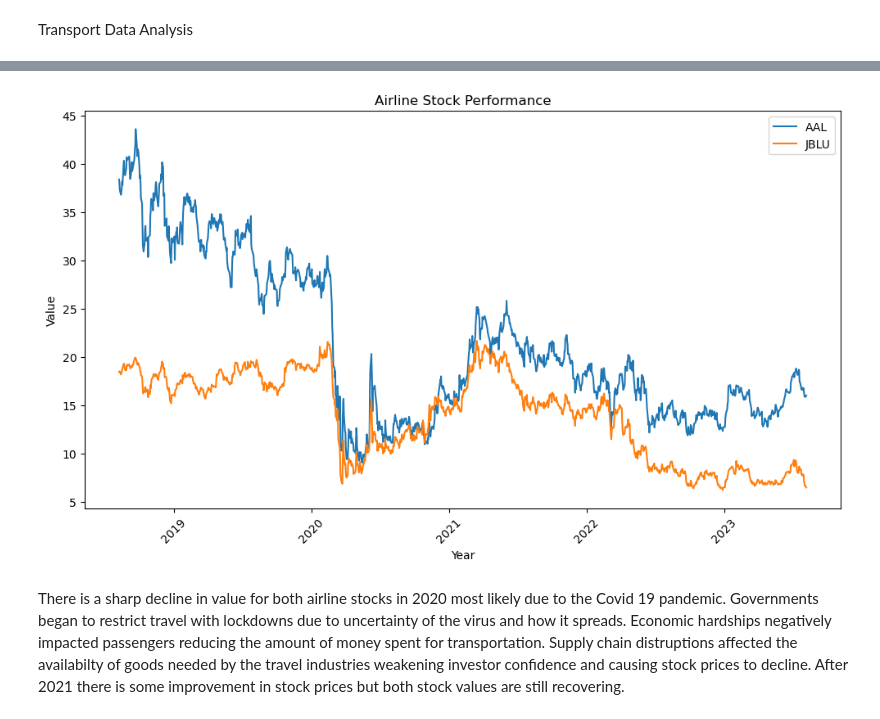
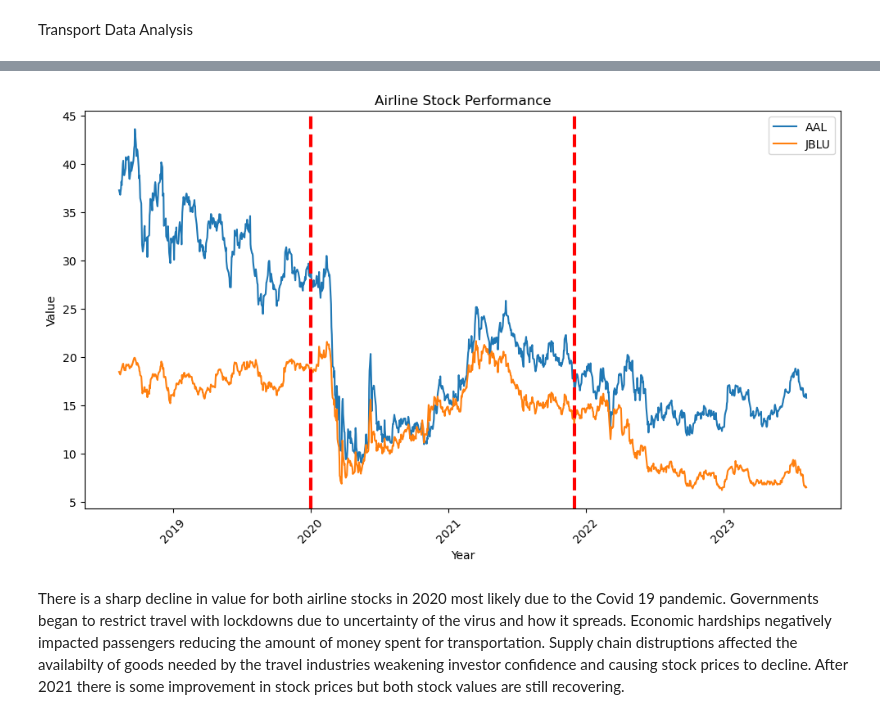
Before and after one commit to desireetrevino/Project1_Team2, a Jupyter notebook: Project1_Team2-Airlines-Transportation.ipynb, the cells around one changed output, grey strips where cells are left out. Drawn from its saved outputs; the diff is of its cells as text; code cells hidden in the pictures.

```diff
--- a/Project1_Team2-Airlines-Transportation.ipynb
+++ b/Project1_Team2-Airlines-Transportation.ipynb
@@ -66,23 +66,28 @@ transport_stock_df.tail()
 # %%
+import datetime
+
 # Generate a line plot of stock prices vs date
-line_plot_AAL = transport_stock_df.loc[transport_stock_df["Stock Name"] == "AAL"]
-line_plot_JBLU = transport_stock_df.loc[transport_stock_df["Stock Name"] == "JBLU"]
+plot_AAL = transport_stock_df.loc[transport_stock_df["Stock Name"] == "AAL"]
+plot_JBLU = transport_stock_df.loc[transport_stock_df["Stock Name"] == "JBLU"]
 
 plt.figure(figsize = (10,6))
-plt.plot(line_plot_AAL["Date"], line_plot_AAL["Close"], label="AAL")
-plt.plot(line_plot_JBLU["Date"], line_plot_JBLU["Close"], label="JBLU")
+plt.plot(plot_AAL["Date"], plot_AAL["Close"], label="AAL")
+plt.plot(plot_JBLU["Date"], plot_JBLU["Close"], label="JBLU")
 
 #Format line plot and label axis
+
+plt.axvline(datetime.datetime(2020, 1, 1), color='red', linewidth=3, linestyle='--')
+plt.axvline(datetime.datetime(2021, 12, 1), color='red', linewidth=3, linestyle='--')
 plt.title("Airline Stock Performance")
 plt.xlabel("Year")
 plt.ylabel("Value")
 plt.legend()
 plt.xticks(rotation = 45)
 plt.tight_layout()
 
 # Show the chart
 plt.show()
 # %% [output]
-[figure, old version]
+[figure, new version]
 # %% [markdown]
 There is a sharp decline in value for both airline stocks in 2020 most likely due to the Covid 19 pandemic. Governments began to restrict travel with lockdowns due to uncertainty of the virus and how it spreads. Economic hardships negatively impacted passengers reducing the amount of money spent for transportation. Supply chain distruptions affected the availabilty of goods needed by the travel industries weakening investor confidence and causing stock prices to decline. After 2021 there is some improvement in stock prices but both stock values are still recovering.
```
Also changed, not shown: parts of 5 cells of this notebook.
